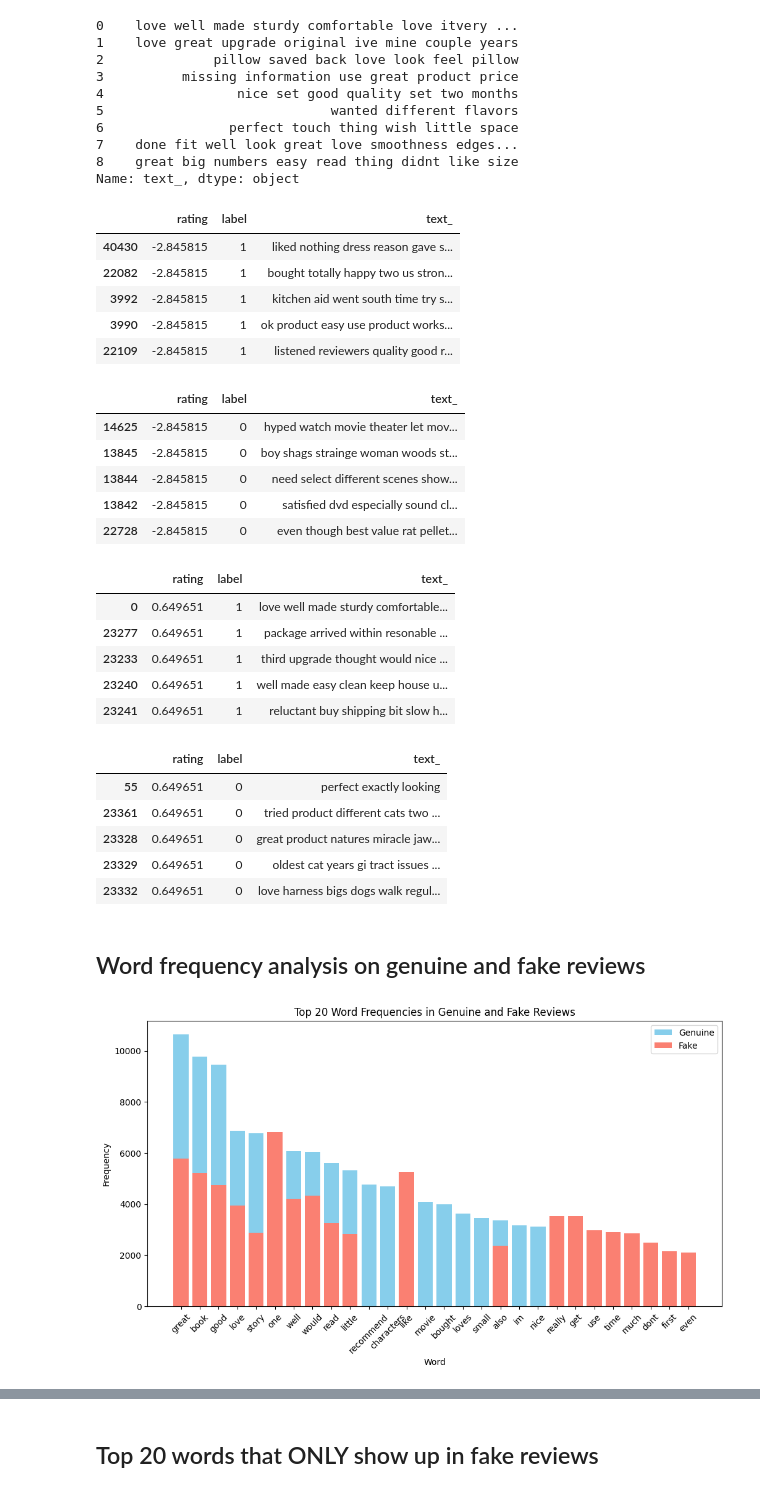
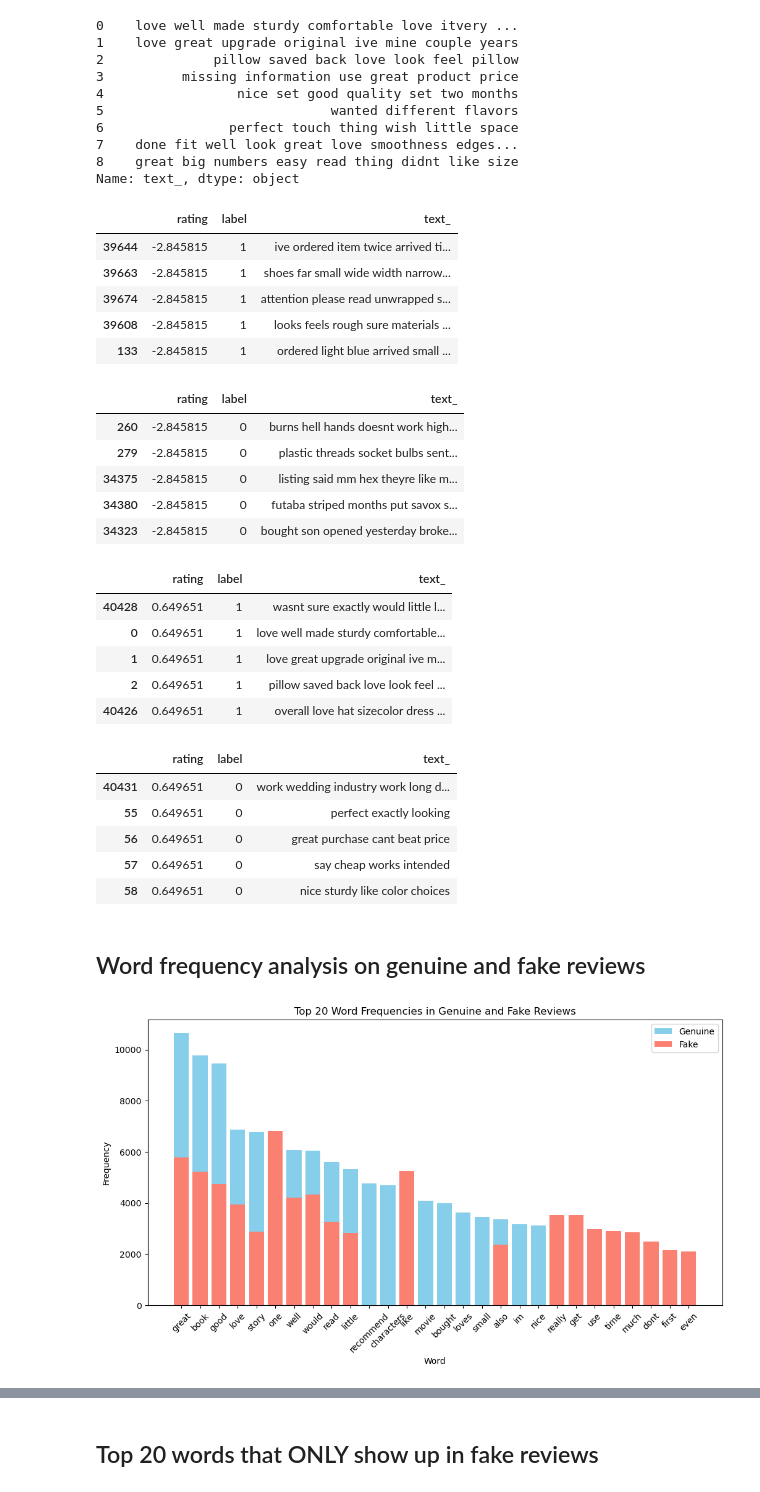
Before and after one commit to cpoethes/109b-group-44-fake-reviews, a Jupyter notebook: src/notebooks/1_eda.ipynb, the cells around one changed output, grey strips where cells are left out. Drawn from its saved outputs; the diff is of its cells as text; code cells hidden in the pictures.

```diff
--- a/src/notebooks/1_eda.ipynb
+++ b/src/notebooks/1_eda.ipynb
@@ -182,3 +185,4 @@ False
 # %%
-df = pd.read_csv("../../data/processed/processed.csv")
+raw_df = pd.read_csv("../../data/raw/fake reviews dataset.csv")
+processed_df = pd.read_csv("../../data/processed/processed.csv")
 # %%
@@ -236,7 +250,7 @@ plt.show()
 # Top 20 most common words
 
 # Convert float values to strings before concatenating
-all_reviews = ' '.join(str(review) for review in df['text_'] if isinstance(review, str))
+all_reviews = ' '.join(str(review) for review in processed_df['text_'] if isinstance(review, str))
 
 # Tokenize the text into individual words
 words = all_reviews.split()
@@ -280,44 +294,44 @@ df.iloc[0:9]['text_']
 Name: text_, dtype: object
 # %%
 #worst 5, genuine
-df[df['label'] == 1][['rating', 'label', 'text_']].sort_values(by='rating').head(5)
+processed_df[processed_df['label'] == 1][['rating', 'label', 'text_']].sort_values(by='rating').head(5)
 # %% [output]
 |  | rating | label | text_ |
-| 40430 | -2.845815 | 1 | liked nothing dress reason gave s... |
-| 22082 | -2.845815 | 1 | bought totally happy two us stron... |
-| 3992 | -2.845815 | 1 | kitchen aid went south time try s... |
-| 3990 | -2.845815 | 1 | ok product easy use product works... |
-| 22109 | -2.845815 | 1 | listened reviewers quality good r... |
+| 39644 | -2.845815 | 1 | ive ordered item twice arrived ti... |
+| 39663 | -2.845815 | 1 | shoes far small wide width narrow... |
+| 39674 | -2.845815 | 1 | attention please read unwrapped s... |
+| 39608 | -2.845815 | 1 | looks feels rough sure materials ... |
+| 133 | -2.845815 | 1 | ordered light blue arrived small ... |
 # %%
 #worst 5, fake
-df[df['label'] == 0][['rating', 'label', 'text_']].sort_values(by='rating').head(5)
+processed_df[processed_df['label'] == 0][['rating', 'label', 'text_']].sort_values(by='rating').head(5)
 # %% [output]
 |  | rating | label | text_ |
-| 14625 | -2.845815 | 0 | hyped watch movie theater let mov... |
-| 13845 | -2.845815 | 0 | boy shags strainge woman woods st... |
-| 13844 | -2.845815 | 0 | need select different scenes show... |
-| 13842 | -2.845815 | 0 | satisfied dvd especially sound cl... |
-| 22728 | -2.845815 | 0 | even though best value rat pellet... |
+| 260 | -2.845815 | 0 | burns hell hands doesnt work high... |
+| 279 | -2.845815 | 0 | plastic threads socket bulbs sent... |
+| 34375 | -2.845815 | 0 | listing said mm hex theyre like m... |
+| 34380 | -2.845815 | 0 | futaba striped months put savox s... |
+| 34323 | -2.845815 | 0 | bought son opened yesterday broke... |
 # %%
 #best 5, genuine
-df[df['label'] == 1][['rating', 'label', 'text_']].sort_values(by='rating', ascending = False).head(5)
+processed_df[processed_df['label'] == 1][['rating', 'label', 'text_']].sort_values(by='rating', ascending = False).head(5)
 # %% [output]
 |  | rating | label | text_ |
+| 40428 | 0.649651 | 1 | wasnt sure exactly would little l... |
 | 0 | 0.649651 | 1 | love well made sturdy comfortable... |
-| 23277 | 0.649651 | 1 | package arrived within resonable ... |
-| 23233 | 0.649651 | 1 | third upgrade thought would nice ... |
-| 23240 | 0.649651 | 1 | well made easy clean keep house u... |
-| 23241 | 0.649651 | 1 | reluctant buy shipping bit slow h... |
+| 1 | 0.649651 | 1 | love great upgrade original ive m... |
+| 2 | 0.649651 | 1 | pillow saved back love look feel ... |
+| 40426 | 0.649651 | 1 | overall love hat sizecolor dress ... |
 # %%
 #best 5, fake
-df[df['label'] == 0][['rating', 'label', 'text_']].sort_values(by='rating', ascending = False).head(5)
+processed_df[processed_df['label'] == 0][['rating', 'label', 'text_']].sort_values(by='rating', ascending = False).head(5)
 # %% [output]
 |  | rating | label | text_ |
+| 40431 | 0.649651 | 0 | work wedding industry work long d... |
 | 55 | 0.649651 | 0 | perfect exactly looking |
-| 23361 | 0.649651 | 0 | tried product different cats two ... |
-| 23328 | 0.649651 | 0 | great product natures miracle jaw... |
-| 23329 | 0.649651 | 0 | oldest cat years gi tract issues ... |
-| 23332 | 0.649651 | 0 | love harness bigs dogs walk regul... |
+| 56 | 0.649651 | 0 | great purchase cant beat price |
+| 57 | 0.649651 | 0 | say cheap works intended |
+| 58 | 0.649651 | 0 | nice sturdy like color choices |
 # %% [markdown]
 ## Word frequency analysis on genuine and fake reviews
 # %%
@@ -329,37 +343,37 @@ def tokenize(text):
         return []
 
 # Separate genuine and fake reviews
-genuine_reviews = df[df['label'] == 1]['text_']
-fake_reviews = df[df['label'] == 0]['text_']
+genuine_reviews = processed_df[processed_df['label'] == 1]['text_']
+fake_reviews = processed_df[processed_df['label'] == 0]['text_']
 
 # Tokenize genuine reviews
 genuine_tokens = genuine_reviews.apply(tokenize)
 
 # Tokenize fake reviews
 fake_tokens = fake_reviews.apply(tokenize)
 
 # Flatten the list of tokens
 genuine_words = [word for sublist in genuine_tokens for word in sublist]
 fake_words = [word for sublist in fake_tokens for word in sublist]
 
 # Count word frequency for genuine reviews
 genuine_word_freq = Counter(genuine_words)
 
 # Count word frequency for fake reviews
 fake_word_freq = Counter(fake_words)
 
 # Plot word frequency distributions
 plt.figure(figsize=(12, 6))
 plt.bar(*zip(*genuine_word_freq.most_common(20)), color='skyblue', label='Genuine')
 plt.bar(*zip(*fake_word_freq.most_common(20)), color='salmon', label='Fake')
 plt.xlabel('Word')
 plt.ylabel('Frequency')
 plt.title('Top 20 Word Frequencies in Genuine and Fake Reviews')
 plt.xticks(rotation=45)
 plt.legend()
 plt.show()
 # %% [output]
-[figure, old version]
+[figure, new version]
 # %%
 ## Convert float values to strings before concatenating for genuine reviews
 #genuine_reviews_str = ' '.join(str(review) for review in genuine_reviews if isinstance(review, str))
```
Also changed, not shown: parts of 19 cells of this notebook.
